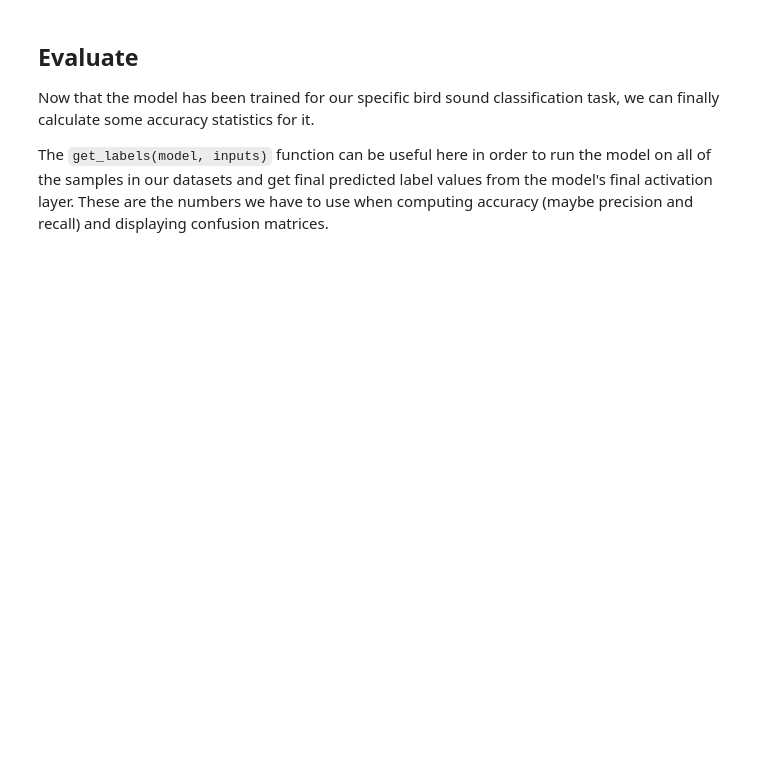
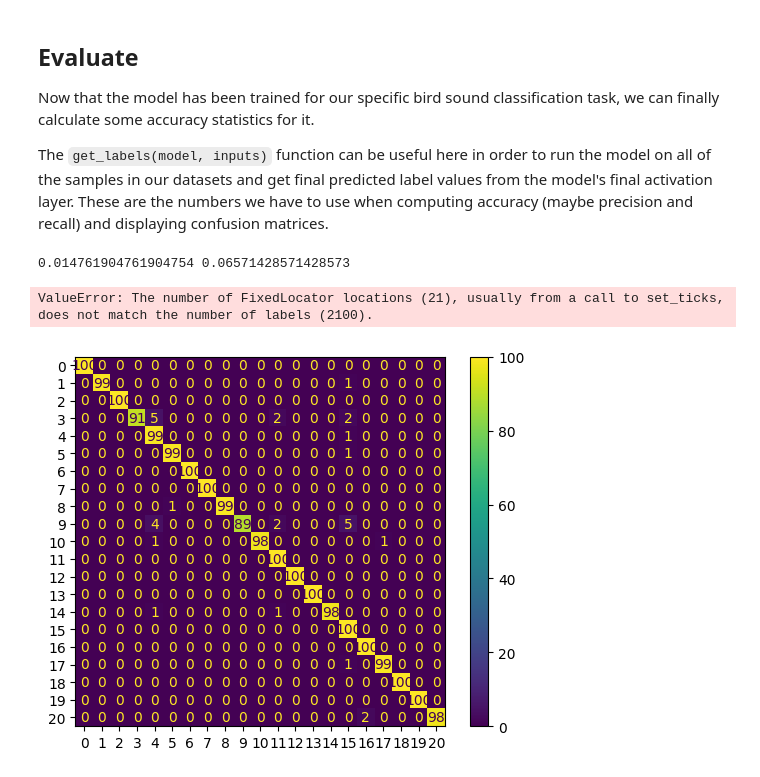
Before and after one commit to uki0829/Homework13ML, a Jupyter notebook: Homework13.ipynb, the cells around one changed output. Drawn from its saved outputs; the diff is of its cells as text; code cells hidden in the pictures; blank space fills up the shorter version.

```diff
--- a/Homework13.ipynb
+++ b/Homework13.ipynb
@@ -299,11 +320,11 @@ This assumes that the labels are in `Tensor` objects called `train_labels_t` and
 
 Adjust if necessary.
 # %%
-x_train_res = res_transforms(train_pixels_t).to("cuda")
-x_test_res = res_transforms(test_pixels_t).to("cuda")
+x_train_res = res_transforms(train_pixels_tensor).to("cuda")
+x_test_res = res_transforms(test_pixels_tensor).to("cuda")
 
-y_train = train_labels_t.to("cuda")
-y_test = test_labels_t.to("cuda")
+y_train = train_labels_tensor.to("cuda")
+y_test = test_labels_tensor.to("cuda")
 
 print("Training dataset shape:", x_train_res.shape)
 print("Image shape:", x_train_res[0].shape)
@@ -323,10 +347,17 @@ The last layer of the default `ResNet34` model has $1\text{,}000$ outputs, one f
 Since we're classifying our audios into one of $21$ classes, we have to swap the last layer of the `ResNet` model for one with $21$ outputs. The [WK13](https://github.com/PSAM-5020-2026S-A/WK13) notebook has an example of how to do this.
 # %%
 # TODO: instantiate a resnet34 network
+model = resnet34(weights=ResNet34_Weights.DEFAULT)
 # TODO: change the networks last layer to match the number of classes in our dataset
+model.fc = nn.Linear(model.fc.in_features, 21)
 # TODO: put model on GPU
-
+model.to("cuda")
 # TODO: check number of parameters that will be trained
-
+total_params = sum(p.numel() for p in model.parameters())
+trainable_params = sum(p.numel() for p in model.parameters() if p.requires_grad)
+print(total_params)
+print(trainable_params)
 # TODO: instantiate an optimizer
+optim = SGD(model.parameters(), lr=0.001)
 # TODO: instantiate a loss function
+loss_fn = nn.CrossEntropyLoss()
@@ -389,3 +449,15 @@ The `get_labels(model, inputs)` function can be useful here in order to run the
 # %%
 # TODO: print final loss and classification error values
 # TODO: display confusion matrices for train and test data
+train_preds = get_labels(model, x_train_res)
+test_preds = get_labels(model, x_test_res)
+train_error = classification_error(train_preds, y_train.cpu().squeeze(1))
+test_error = classification_error(test_preds, y_test.cpu().squeeze(1))
+print(train_error, test_error)
+# %% [output]
+0.014761904761904754 0.06571428571428573
+# %%
+display_confusion_matrix(y_train.cpu(), train_preds, display_labels=train_labels)
+# %% [output]
+ValueError: The number of FixedLocator locations (21), usually from a call to set_ticks, does not match the number of labels (2100).
+[figure, added]
```
Also changed, not shown: parts of 7 cells of this notebook.
